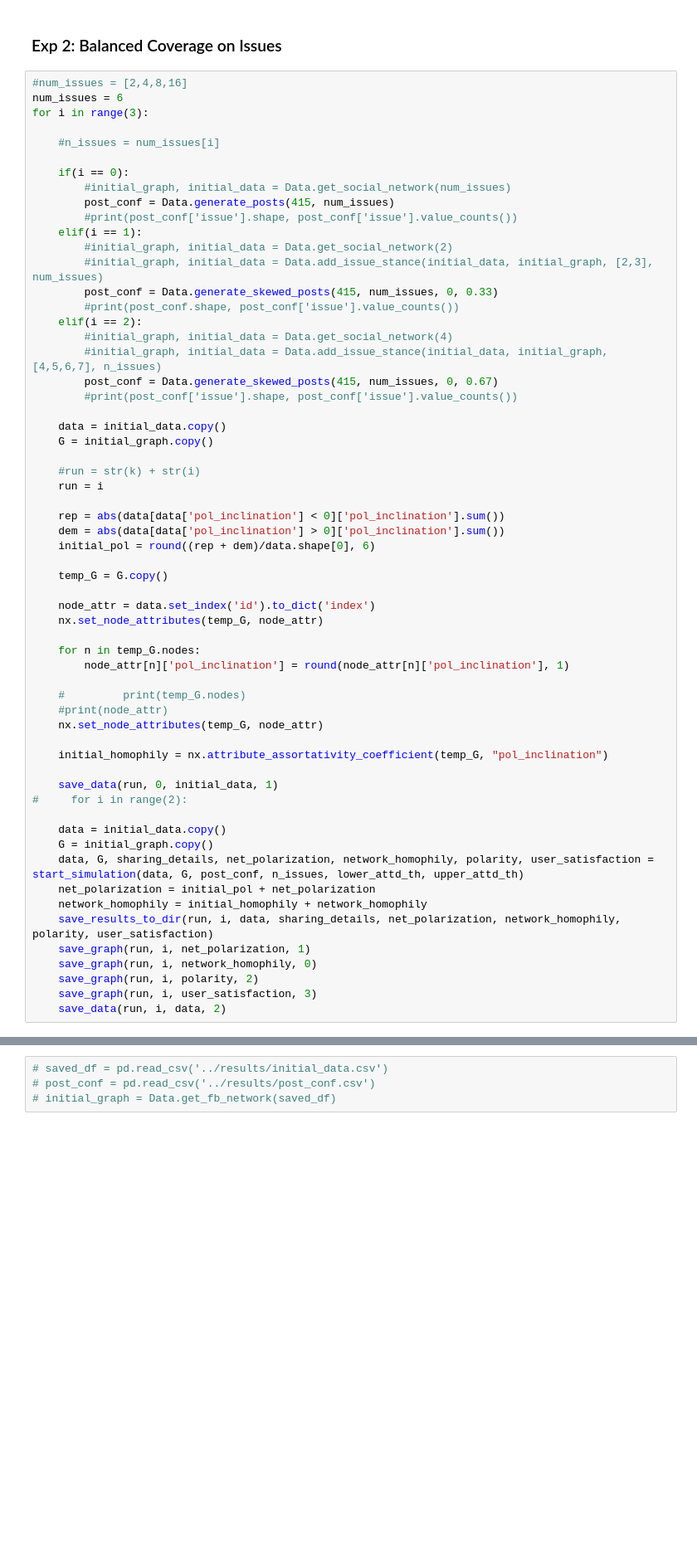
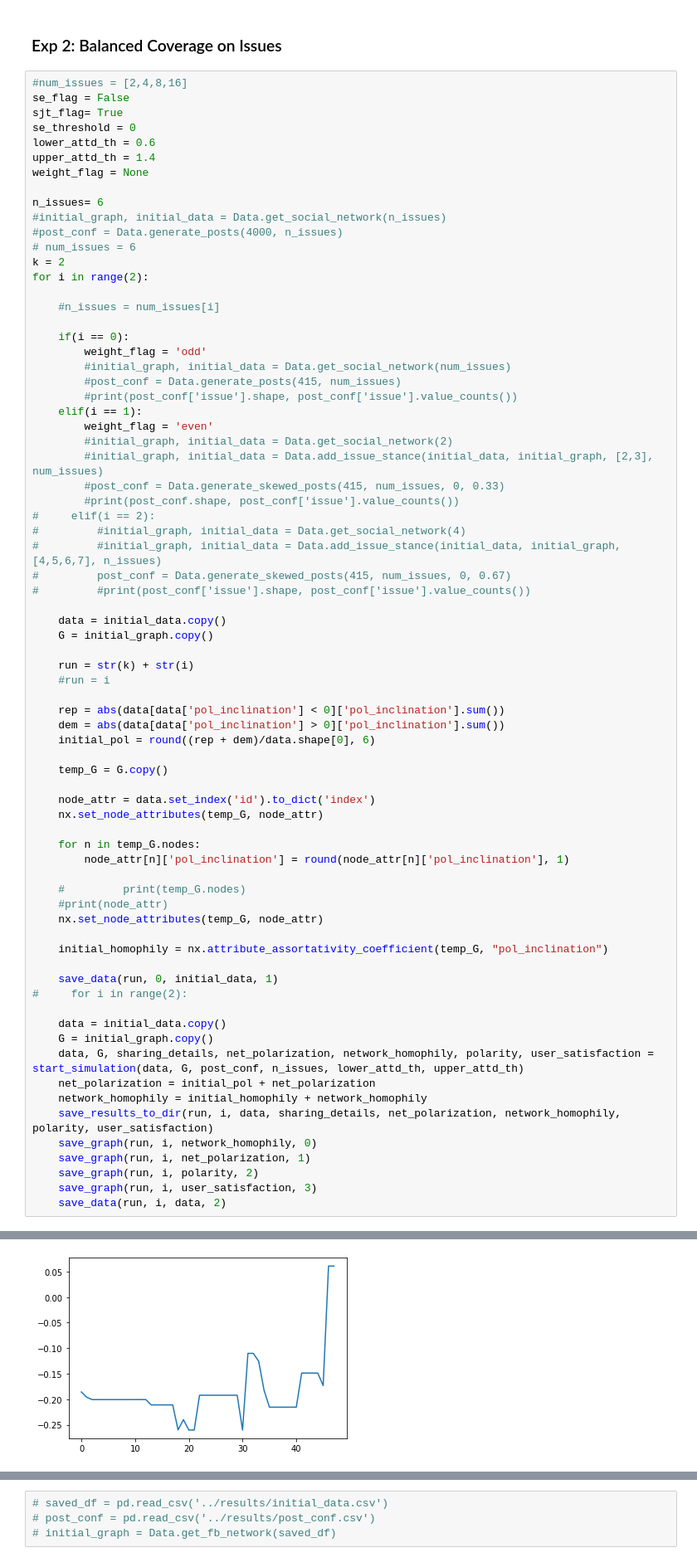
Before and after one commit to ahaque2/MultiAgent-Social-Simulation, a Jupyter notebook: src/main_2.ipynb, the cells around one changed output, grey strips where cells are left out. Shown at 83% size. Drawn from its saved outputs; the diff is of its cells as text; blank space fills up the shorter version.

```diff
--- a/src/main_2.ipynb
+++ b/src/main_2.ipynb
@@ -465,31 +473,44 @@ for i in range(4):
 ### Exp 2: Balanced Coverage on Issues
 # %%
 #num_issues = [2,4,8,16]
-num_issues = 6
-for i in range(3):
+se_flag = False
+sjt_flag= True
+se_threshold = 0
+lower_attd_th = 0.6
+upper_attd_th = 1.4
+weight_flag = None
+
+n_issues= 6
+#initial_graph, initial_data = Data.get_social_network(n_issues)
+#post_conf = Data.generate_posts(4000, n_issues)
+# num_issues = 6
+k = 2
+for i in range(2):
 
     #n_issues = num_issues[i]
 
     if(i == 0):
+        weight_flag = 'odd'
         #initial_graph, initial_data = Data.get_social_network(num_issues)
-        post_conf = Data.generate_posts(415, num_issues)
+        #post_conf = Data.generate_posts(415, num_issues)
         #print(post_conf['issue'].shape, post_conf['issue'].value_counts())
     elif(i == 1):
+        weight_flag = 'even'
         #initial_graph, initial_data = Data.get_social_network(2)
         #initial_graph, initial_data = Data.add_issue_stance(initial_data, initial_graph, [2,3], num_issues)
-        post_conf = Data.generate_skewed_posts(415, num_issues, 0, 0.33)
+        #post_conf = Data.generate_skewed_posts(415, num_issues, 0, 0.33)
         #print(post_conf.shape, post_conf['issue'].value_counts())
-    elif(i == 2):
-        #initial_graph, initial_data = Data.get_social_network(4)
-        #initial_graph, initial_data = Data.add_issue_stance(initial_data, initial_graph, [4,5,6,7], n_issues)
-        post_conf = Data.generate_skewed_posts(415, num_issues, 0, 0.67)
-        #print(post_conf['issue'].shape, post_conf['issue'].value_counts())
+#     elif(i == 2):
+#         #initial_graph, initial_data = Data.get_social_network(4)
+#         #initial_graph, initial_data = Data.add_issue_stance(initial_data, initial_graph, [4,5,6,7], n_issues)
+#         post_conf = Data.generate_skewed_posts(415, num_issues, 0, 0.67)
+#         #print(post_conf['issue'].shape, post_conf['issue'].value_counts())
 
     data = initial_data.copy()
     G = initial_graph.copy()
 
-    #run = str(k) + str(i)
-    run = i
+    run = str(k) + str(i)
+    #run = i
 
     rep = abs(data[data['pol_inclination'] < 0]['pol_inclination'].sum())
     dem = abs(data[data['pol_inclination'] > 0]['pol_inclination'].sum())
@@ -518,8 +539,9 @@ for i in range(3):
     net_polarization = initial_pol + net_polarization
     network_homophily = initial_homophily + network_homophily
     save_results_to_dir(run, i, data, sharing_details, net_polarization, network_homophily, polarity, user_satisfaction)
+    save_graph(run, i, network_homophily, 0)
     save_graph(run, i, net_polarization, 1)
-    save_graph(run, i, network_homophily, 0)
     save_graph(run, i, polarity, 2)
     save_graph(run, i, user_satisfaction, 3)
     save_data(run, i, data, 2)
+# %% [output]
@@ -525,0 +549 @@ for i in range(3):
+[figure, added]
```
Also changed, not shown: parts of 7 cells of this notebook.
